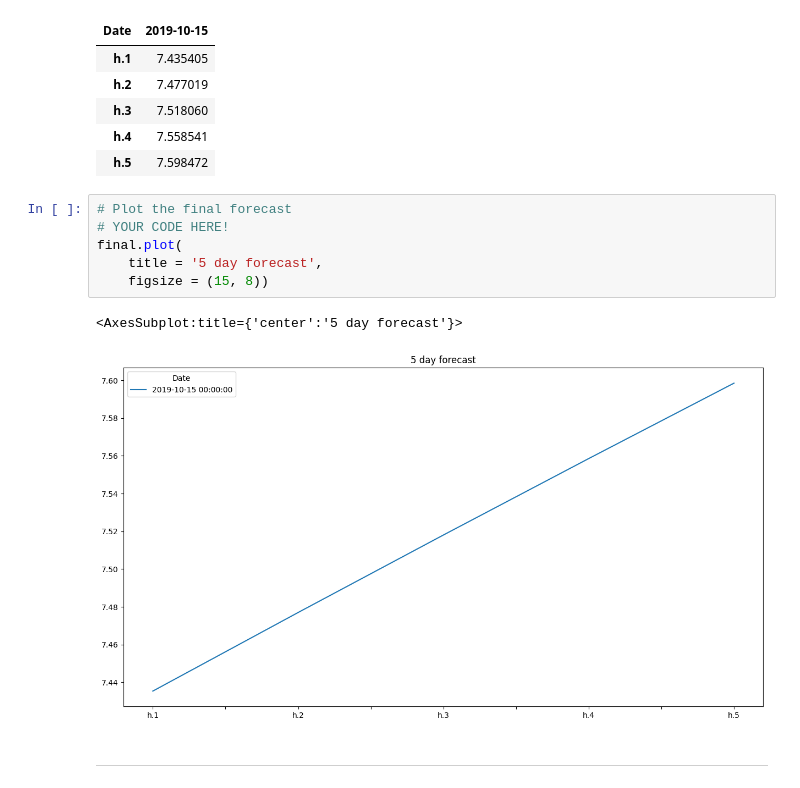
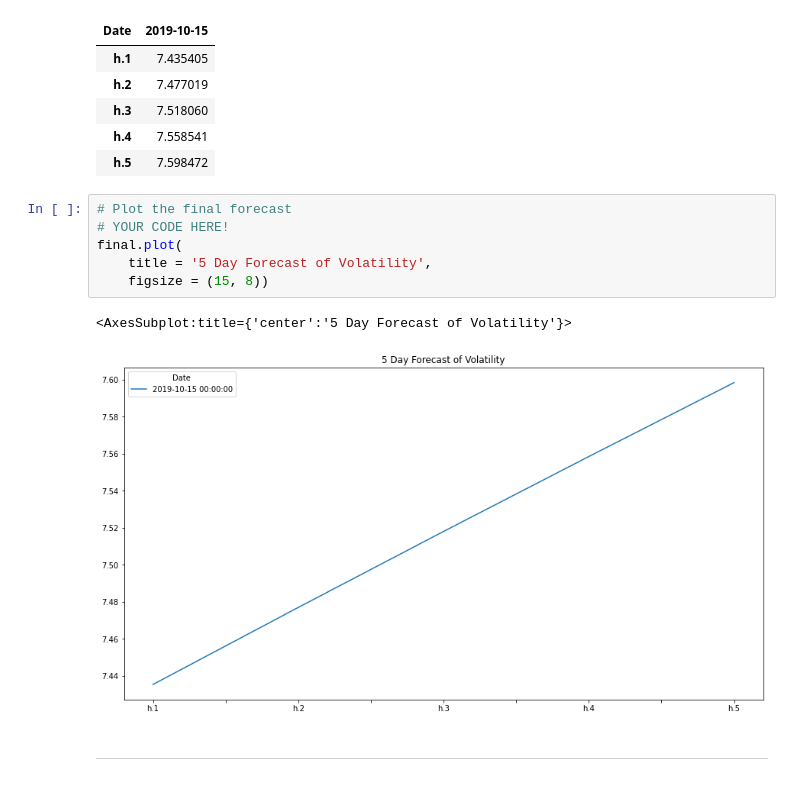
Before and after one commit to jdfwsp/forecasting_yen, a Jupyter notebook: Code/time_series_analysis.ipynb, the cells around one changed output. Cells and saved outputs as stored; diff of their text form.

```diff
--- a/Code/time_series_analysis.ipynb
+++ b/Code/time_series_analysis.ipynb
@@ -348,12 +315,12 @@ final.head()
 # %%
 # Plot the final forecast
 # YOUR CODE HERE!
 final.plot(
-    title = '5 day forecast',
+    title = '5 Day Forecast of Volatility',
     figsize = (15, 8))
 # %% [output]
-<AxesSubplot:title={'center':'5 day forecast'}>
+<AxesSubplot:title={'center':'5 Day Forecast of Volatility'}>
-[figure, old version]
+[figure, new version]
 # %% [markdown]
 ---
 # %% [markdown]
```
Also changed, not shown: parts of 12 cells of this notebook, 7 other files.
